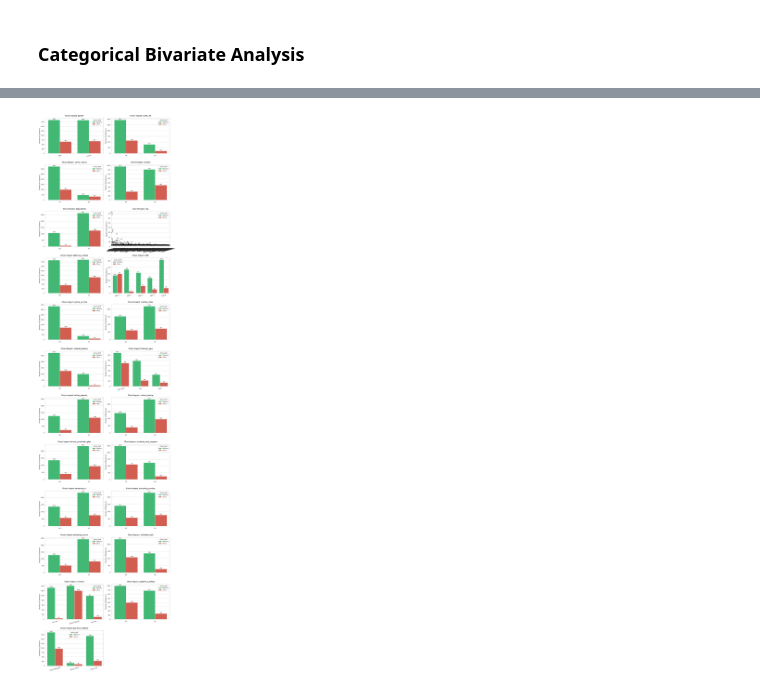
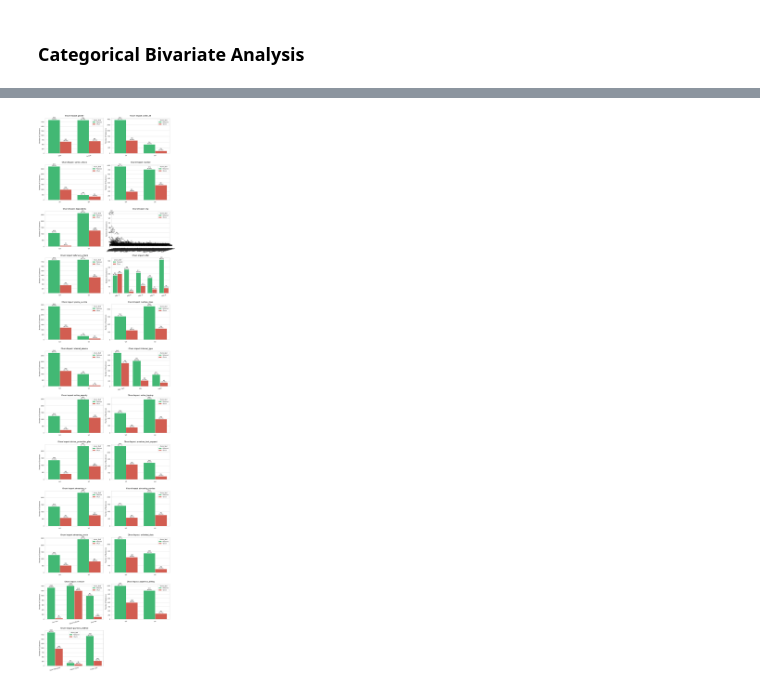
Before and after one commit to davip25/churn-arp, a Jupyter notebook: notebooks/f2-02_preparation-and-modeling_churn-arp.ipynb, the cells around one changed output, grey strips where cells are left out. Saved outputs shown, nothing was run; the diff lists cells and outputs as text; code cells hidden in the pictures.

```diff
--- a/notebooks/f2-02_preparation-and-modeling_churn-arp.ipynb
+++ b/notebooks/f2-02_preparation-and-modeling_churn-arp.ipynb
@@ -816,18 +817,22 @@ Name: churn_label, dtype: float64
 # %% [markdown]
 ### Categorical Bivariate Analysis
 # %%
-#Automatically identify text (categorical) columns
+import matplotlib.pyplot as plt
+import seaborn as sns
+import pandas as pd
+import logging
+
+# Automatically identify text (categorical) columns
 categorical_cols = df_training_analysis.select_dtypes(include=['object', 'string', 'category']).columns.tolist()
 
 # Create a temporary text column specifically for the chart legend
-df_training_analysis['churn_text'] = df_training_analysis['churn_label'].map({1: 'Churn', 0: 'Reteined'})
+df_training_analysis['churn_text'] = df_training_analysis['churn_label'].map({1: 'Churn', 0: 'Retained'})
 
-
-# Exclude columns that are not useful for bad charts (IDS or the target itself)
+# Exclude columns that are not useful for bad charts (IDs or the target itself)
 cols_to_exclude = ['customer_id', 'churn_label', 'churn_text']
 categorical_cols = [col for col in categorical_cols if col not in cols_to_exclude]
 
-logging.info(f"--- Starting Bivariante Analysis for {len(categorical_cols)}")
+logging.info(f"--- Starting Bivariate Analysis for {len(categorical_cols)} columns ---")
 
 # Configure the dynamic canvas
 # Calculate the necessary rows to place 2 charts per row
@@ -848,12 +853,36 @@ for i, col in enumerate(categorical_cols, 1):
     plt.ylabel('Number of Customers')
     plt.xticks(rotation=15)
 
-    # Add numbers on top of the chart
-    for p in ax.patches:
+    # --- NEW PERCENTAGE LOGIC ---
+    # 1. Get the total number of customers for each category in this column
+    category_totals = df_training_analysis[col].value_counts()
+
+    # 2. Get the X-axis labels in the exact order they were drawn
+    drawn_categories = [tick.get_text() for tick in ax.get_xticklabels()]
+    num_categories = len(drawn_categories)
+
+    # 3. Add numbers and percentages on top of the chart
+    for idx, p in enumerate(ax.patches):
         height = p.get_height()
-        if height > 0: # Avoid putting 0s on the chart
-            ax.annotate(f"{int(height)}", (p.get_x() + p.get_width() / 2., height),
-                        ha="center", va="bottom", fontsize=10, color="black", xytext=(0, 2), textcoords="offset points")
+
+        # Skip empty bars (pandas sometimes returns NaN for 0-height bars)
+        if pd.isna(height) or height <= 0:
+            continue
+
+        # Seaborn draws all green bars first, then all red bars.
+        # We use modulo (%) to figure out which X-axis category this bar belongs to.
+        category_index = idx % num_categories
+        category_name = drawn_categories[category_index]
+
+        # Calculate the mathematical percentage
+        total_for_category = category_totals.get(category_name, 1) # .get prevents errors if category is missing
+        percentage = (height / total_for_category) * 100
+
+        # Final text format: Volume on top, Percentage on bottom
+        label_text = f"{int(height)}\n({percentage:.1f}%)"
+
+        ax.annotate(label_text, (p.get_x() + p.get_width() / 2., height),
+                    ha="center", va="bottom", fontsize=10, color="black", xytext=(0, 2), textcoords="offset points")
 
 plt.tight_layout()
 plt.show()
@@ -862 +891 @@ plt.show()
-[figure, old version]
+[figure, new version]
```
Also changed, not shown: parts of 15 cells of this notebook.
